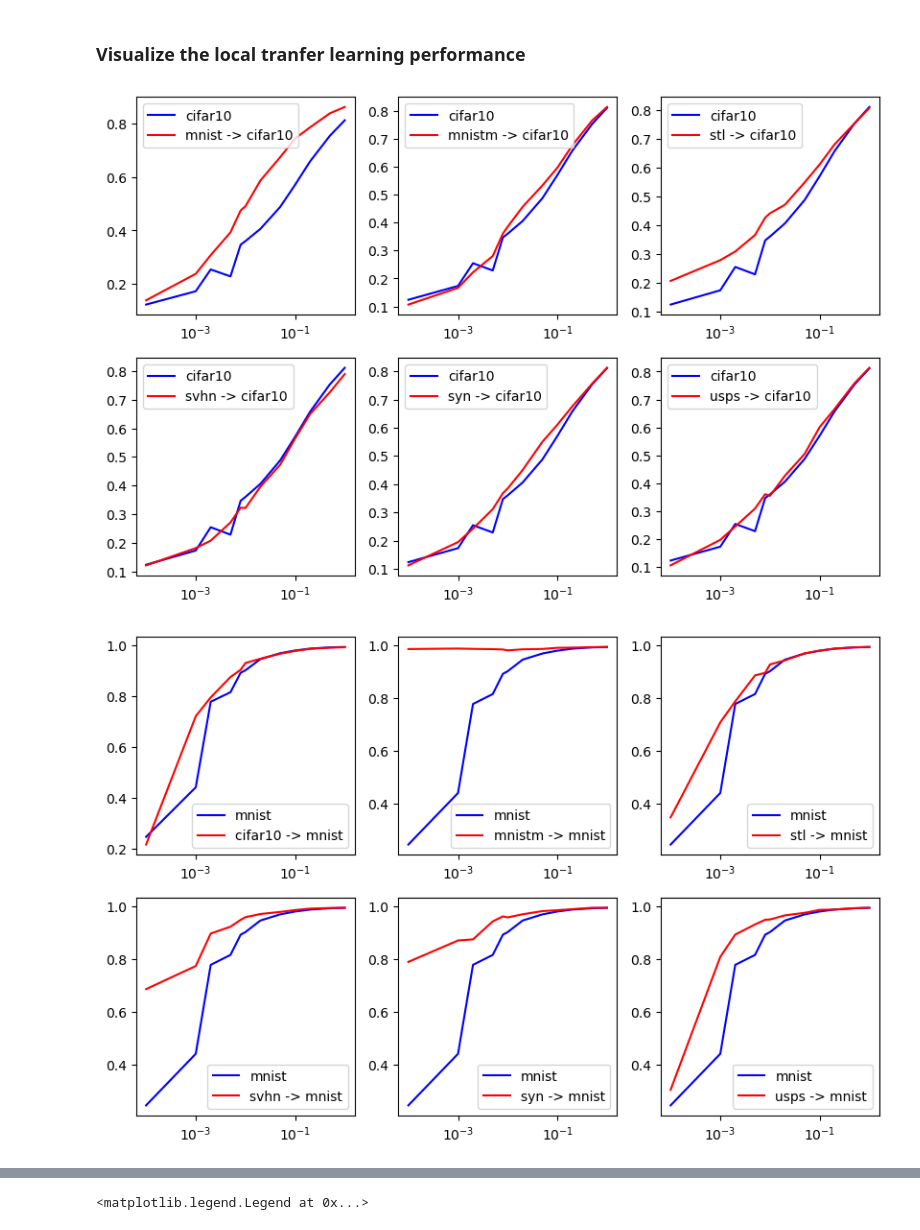
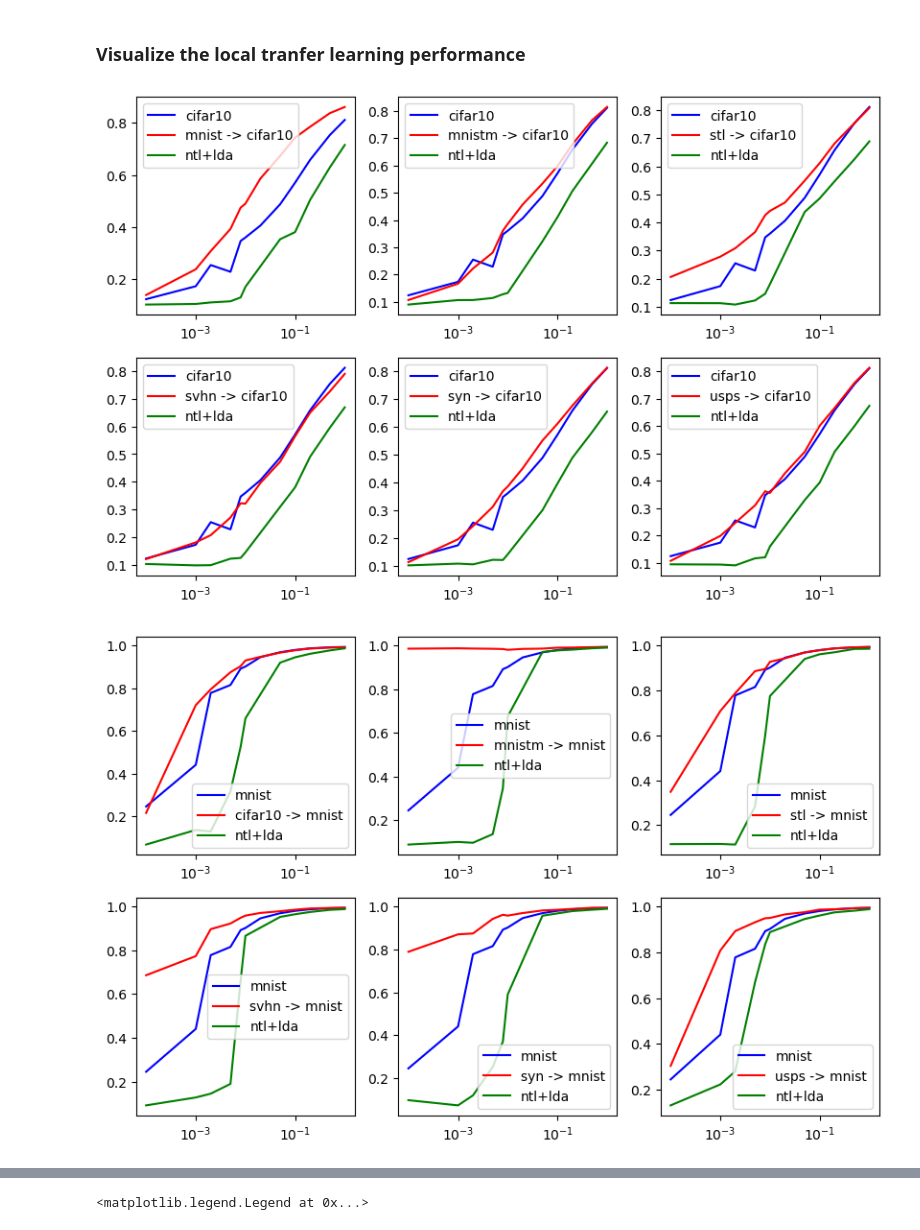
Before and after one commit to RollinDing/DNN-NTL-Pruning, a Jupyter notebook: src/visualizations/visualize_local_transfer.ipynb, the cells around one changed output, grey strips where cells are left out. Drawn from its saved outputs; the diff is of its cells as text; code cells hidden in the pictures.

```diff
--- a/src/visualizations/visualize_local_transfer.ipynb
+++ b/src/visualizations/visualize_local_transfer.ipynb
@@ -35,22 +35,25 @@ dic = read_file(file_path)
 # %%
 for target in datasets:
     plt.subplots(figsize=(10, 10))
     i = 0
     for source in datasets:
         if source != target:
             target_path = file_directory + "local/" + target + ".log"
             target_dic = read_file(target_path)
             transfer_path = file_directory + "transfer/" + source + "-" + target + ".log"
             transfer_dic = read_file(transfer_path)
+            ntl_lda_path = file_directory + "ntl+lda/admm_" + source + "_to_" + target + ".log"
+            ntl_lda_dic = read_file(ntl_lda_path)
             x = list(transfer_dic.keys())
             y = list(transfer_dic.values())
             plt.subplot(3, 3, i + 1)
             i += 1
             plt.plot(list(target_dic.keys()), list(target_dic.values()), label=target, color='blue')
             plt.plot(x, y, label=source + " -> " + target, color='red')
+            plt.plot(list(ntl_lda_dic.keys()), list(ntl_lda_dic.values()), label="ntl+lda", color='green')
             # log scale
             plt.xscale('log')
             plt.legend()
 # %% [output]
-[figure, old version]
+[figure, new version]
-[figure, old version]
+[figure, new version]
```
Also changed, not shown: parts of 1 cell of this notebook, 5 other files.
